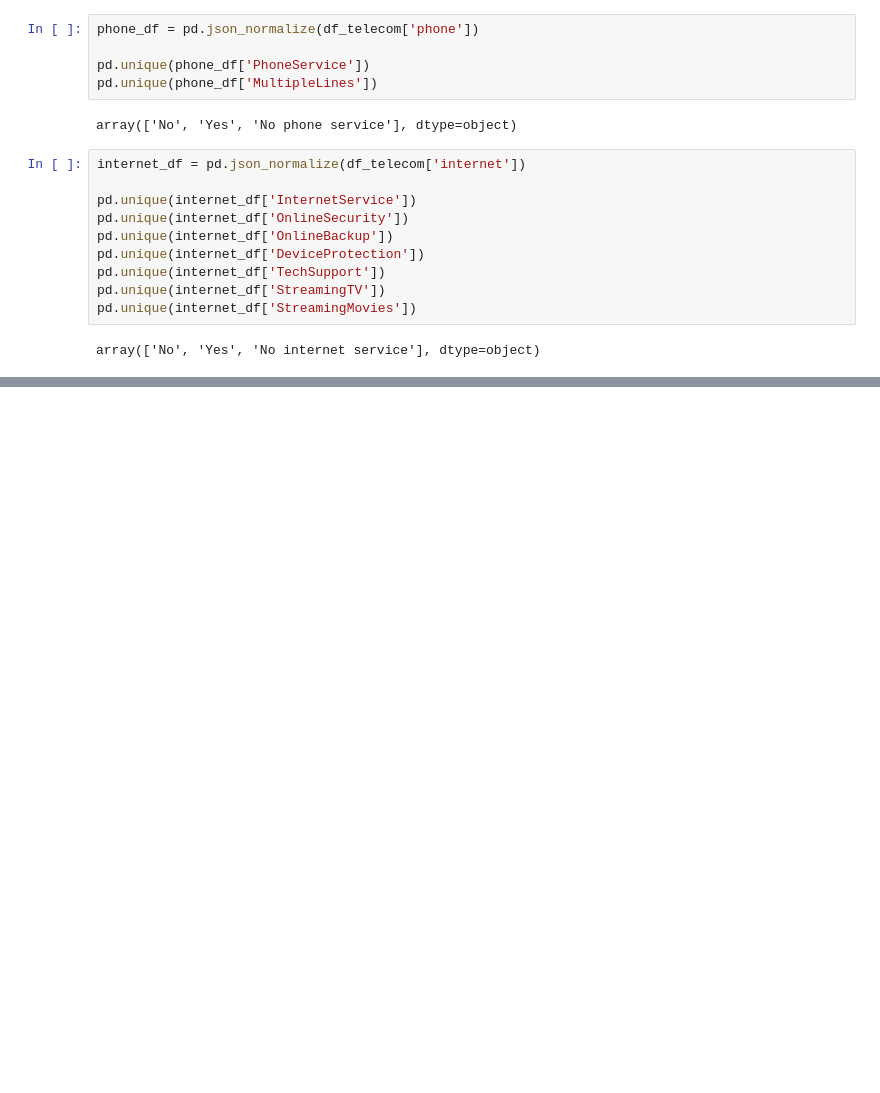
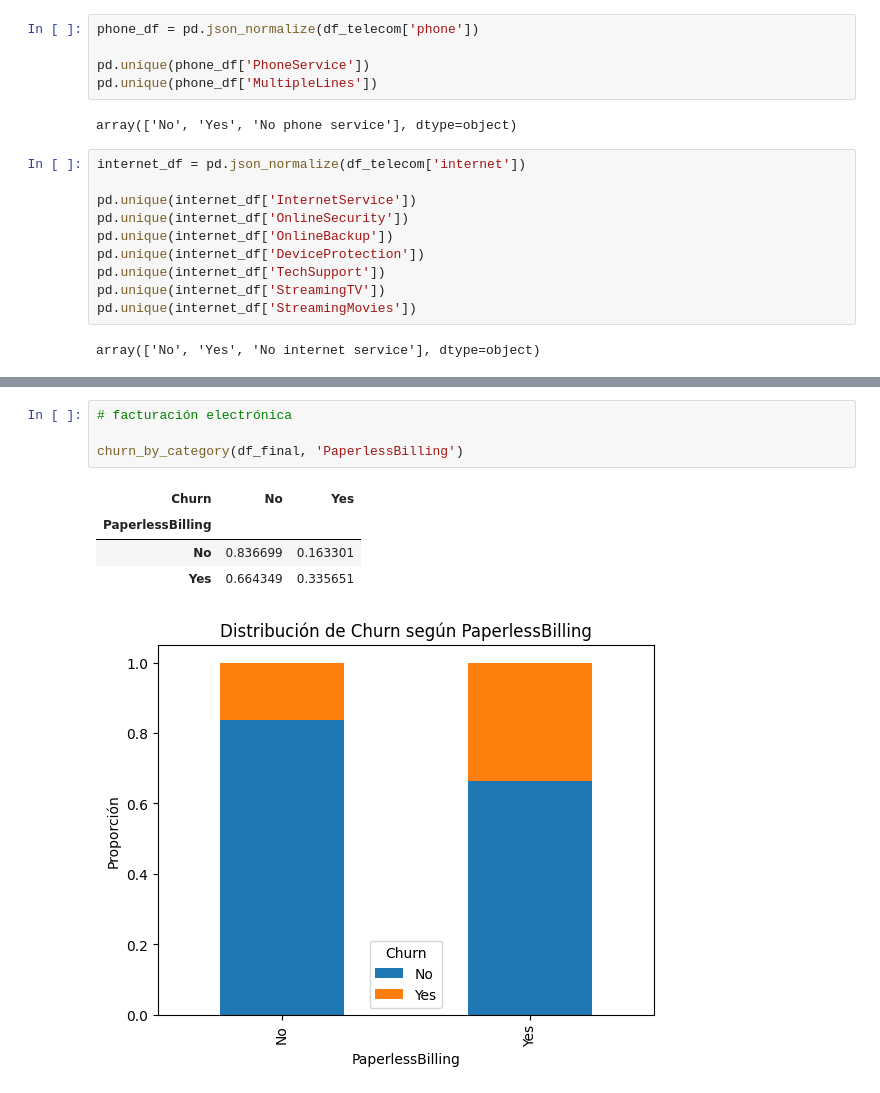
Before and after one commit to valeriavasquezv/valeriavasquez-portfolio, a Jupyter notebook: TelecomX.ipynb, the cells around one changed output, grey strips where cells are left out. Drawn from its saved outputs; the diff is of its cells as text; blank space fills up the shorter version.

```diff
--- a/TelecomX.ipynb
+++ b/TelecomX.ipynb
@@ -107,0 +224,10 @@ array(['593.3', '542.4', '280.85', ..., '742.9', '4627.65', '3707.6'],
+# %%
+# facturación electrónica
+
+churn_by_category(df_final, 'PaperlessBilling')
+# %% [output]
+| Churn | No | Yes |
+| PaperlessBilling |  |  |
+| No | 0.836699 | 0.163301 |
+| Yes | 0.664349 | 0.335651 |
+[figure, added]
```
Also changed, not shown: parts of 17 cells of this notebook.
